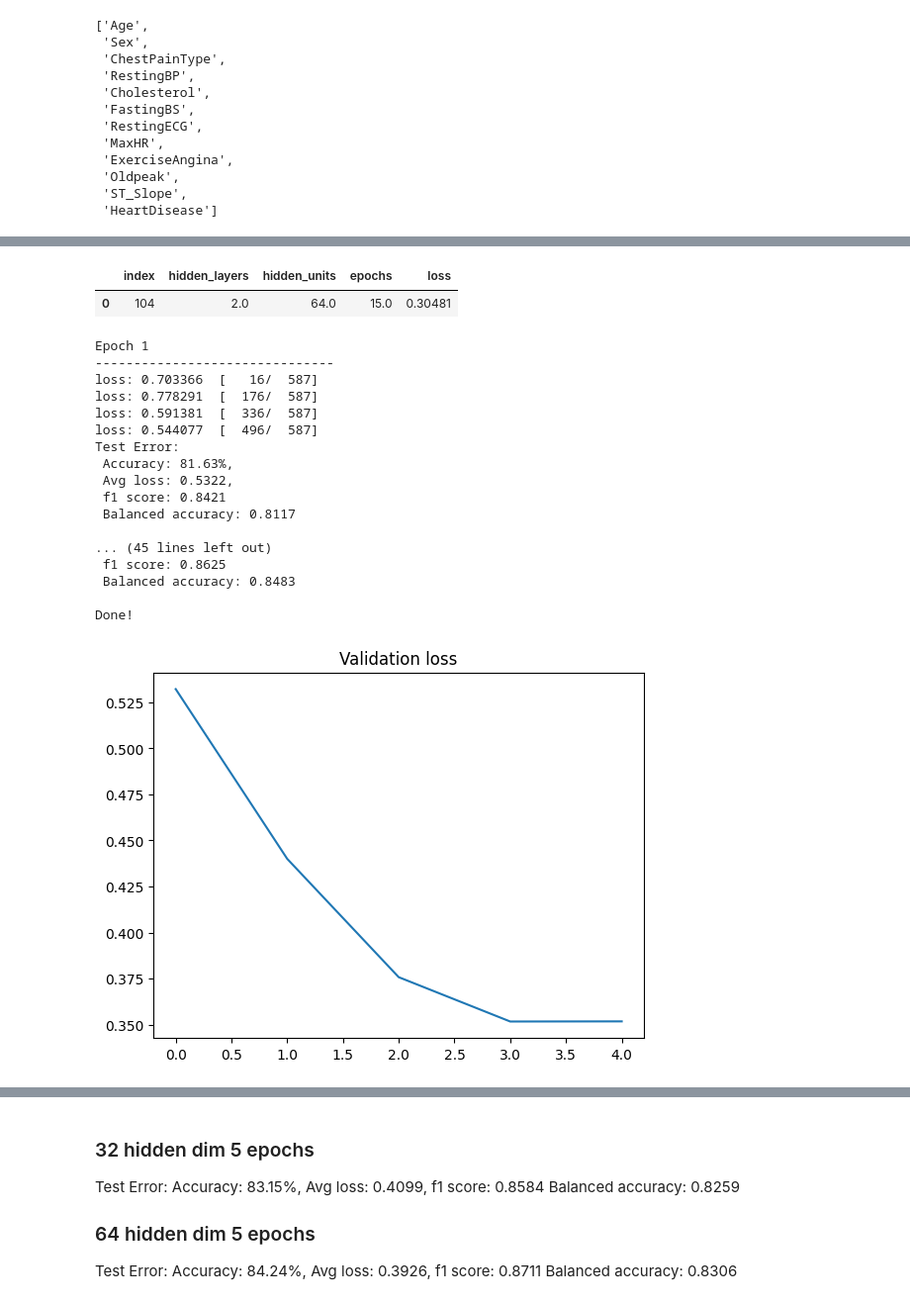
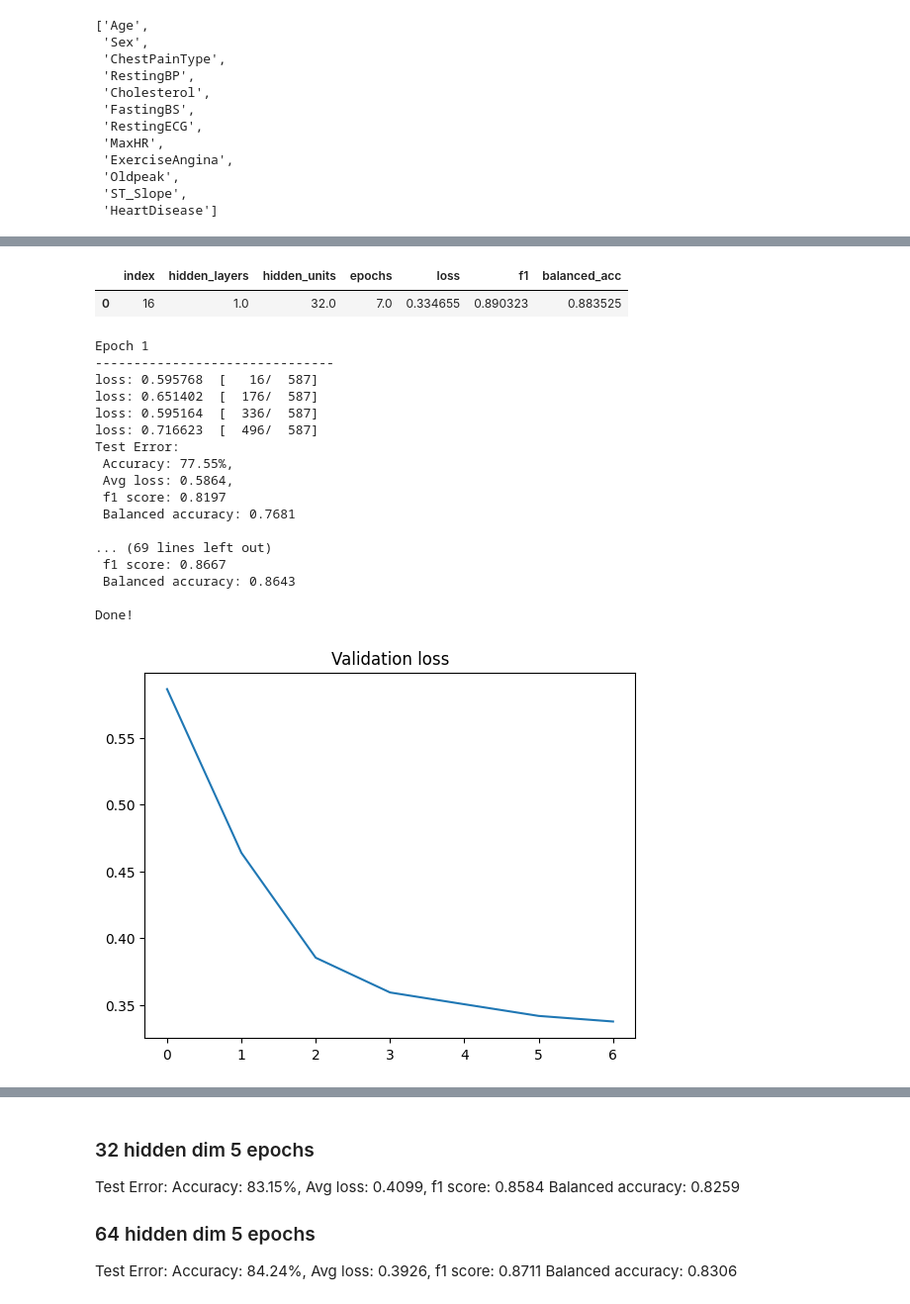
Before and after one commit to olivermarketos/Interpretability_and_Explainability, a Jupyter notebook: p1/4_neural_additive_models.ipynb, the cells around one changed output, grey strips where cells are left out. Shown at 99% size. Cells and saved outputs as stored; diff of their text form; code cells hidden in the pictures.

```diff
--- a/p1/4_neural_additive_models.ipynb
+++ b/p1/4_neural_additive_models.ipynb
@@ -128,7 +129,9 @@ def evaluate_model(dataloader, model, loss_fn, is_test=False):
     labels = torch.cat(labels)
     loss /= num_batches
     correct /= size
-    print(f"Test Error: \n Accuracy: {(100*correct):.2f}%, \n Avg loss: {loss:.4f}, \n f1 score: {f1_score(labels, preds):.4f} \n Balanced accuracy: {balanced_accuracy_score(labels, preds):.4f} \n")
+    f1 = f1_score(labels, preds)
+    balanced_acc = balanced_accuracy_score(labels, preds)
+    print(f"Test Error: \n Accuracy: {(100*correct):.2f}%, \n Avg loss: {loss:.4f}, \n f1 score: {f1:.4f} \n Balanced accuracy: {balanced_acc:.4f} \n")
 
     if not is_test:
-        return loss
+        return loss, f1, balanced_acc
@@ -196,11 +199,11 @@ class NAM(nn.Module):
         out = torch.stack(outputs, dim=1).sum(dim=1)  # sum across features
         return out
 # %%
-hidden_nums = [1, 2, 3, 4]
-hidden_dims = [16, 32, 64, 128]
-num_epochs = 15
+hidden_nums = [1, 2, 3]
+hidden_dims = [16, 32]
+num_epochs = 10
 
-scores = pd.DataFrame(columns=["hidden_layers", "hidden_units", "epochs", "loss"])
+scores = pd.DataFrame(columns=["hidden_layers", "hidden_units", "epochs", "loss", "f1", "balanced_acc"])
 for hidden_num in hidden_nums:
     for hidden_dim in hidden_dims:
         print(f"MODEL: hidden_num: {hidden_num}, hidden_dim: {hidden_dim}\n\n")
@@ -210,14 +213,18 @@ for hidden_num in hidden_nums:
         optimizer = Adam(model.parameters(), lr=LEARNING_RATE)
 
         losses = []
+        f1s = []
+        balanced_accs = []
         for epoch in range(num_epochs):
             print(f"Epoch {epoch+1}\n-------------------------------")
             train_one_epoch(train_dataloader, model, loss_fn, optimizer)
-            loss = evaluate_model(val_dataloader, model, loss_fn)
+            loss, f1, balanced_acc = evaluate_model(val_dataloader, model, loss_fn)
             losses.append(loss)
+            f1s.append(f1)
+            balanced_accs.append(balanced_acc)
 
-        for i, loss in enumerate(losses):
-            scores.loc[len(scores)] = [int(hidden_num), int(hidden_dim), int(i+1), loss]
+        for i, (loss, f1, balanced_acc) in enumerate(zip(losses, f1s, balanced_accs)):
+            scores.loc[len(scores)] = [int(hidden_num), int(hidden_dim), int(i+1), loss, f1, balanced_acc]
 
 print("Done!")
 # %% [output]
@@ -241,49 +268,51 @@ Done!
 # %%
-min_loss = scores.loc[:, 'loss'].min()
-best_scores = scores[scores["loss"] == min_loss].reset_index()
+max_f1 = scores.loc[:, 'f1'].max()
+max_balanced_acc = scores.loc[:, "balanced_acc"].max()
+best_scores = scores[scores["balanced_acc"] == max_balanced_acc].reset_index()
 best_hidden_num = int(best_scores.loc[0, "hidden_layers"])
 best_hidden_dim = int(best_scores.loc[0, "hidden_units"])
 best_num_epochs = int(best_scores.loc[0, "epochs"])
 best_scores
 # %% [output]
-|  | index | hidden_layers | hidden_units | epochs | loss |
-| 0 | 104 | 2.0 | 64.0 | 15.0 | 0.30481 |
+|  | index | hidden_layers | hidden_units | epochs | loss | f1 | balanced_acc |
+| 0 | 16 | 1.0 | 32.0 | 7.0 | 0.334655 | 0.890323 | 0.883525 |
 # %%
-model = NAM(11, hidden_num=2, hidden_dim=32)
+#model = NAM(11, hidden_num=2, hidden_dim=32)
+model = NAM(11, hidden_num=best_hidden_num, hidden_dim=best_hidden_dim)
 loss_fn = BCEWithLogitsLoss()
 optimizer = Adam(model.parameters(), lr=LEARNING_RATE)
 
 losses = []
-for epoch in range(5):
+for epoch in range(best_num_epochs):
     print(f"Epoch {epoch+1}\n-------------------------------")
     train_one_epoch(train_dataloader, model, loss_fn, optimizer)
-    loss = evaluate_model(val_dataloader, model, loss_fn)
+    loss, _, _ = evaluate_model(val_dataloader, model, loss_fn)
     losses.append(loss)
 
 print("Done!")
 
 plt.plot(losses)
 plt.title("Validation loss")
 plt.show()
 # %% [output]
 Epoch 1
 -------------------------------
-loss: 0.703366  [   16/  587]
-loss: 0.778291  [  176/  587]
-loss: 0.591381  [  336/  587]
-loss: 0.544077  [  496/  587]
+loss: 0.595768  [   16/  587]
+loss: 0.651402  [  176/  587]
+loss: 0.595164  [  336/  587]
+loss: 0.716623  [  496/  587]
 Test Error:
- Accuracy: 81.63%,
- Avg loss: 0.5322,
- f1 score: 0.8421
- Balanced accuracy: 0.8117
+ Accuracy: 77.55%,
+ Avg loss: 0.5864,
+ f1 score: 0.8197
+ Balanced accuracy: 0.7681
 
-... (45 lines left out)
- f1 score: 0.8625
- Balanced accuracy: 0.8483
+... (69 lines left out)
+ f1 score: 0.8667
+ Balanced accuracy: 0.8643
 
 Done!
-[figure, old version]
+[figure, new version]
 # %%
 model.eval()
 evaluate_model(test_dataloader, model, loss_fn, is_test=True)
```
Also changed, not shown: parts of 9 cells of this notebook, 3 other files.
